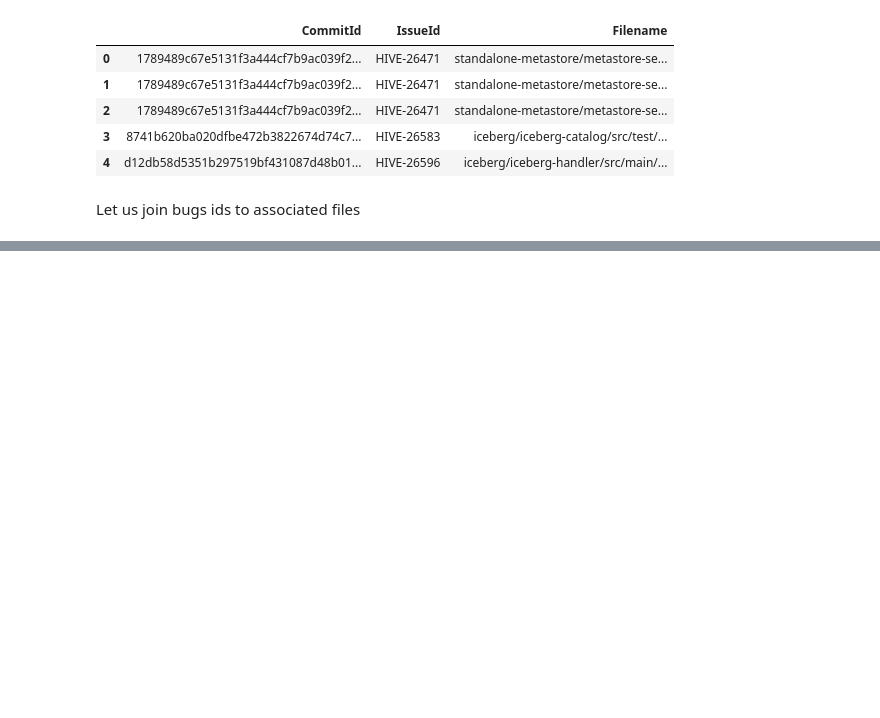
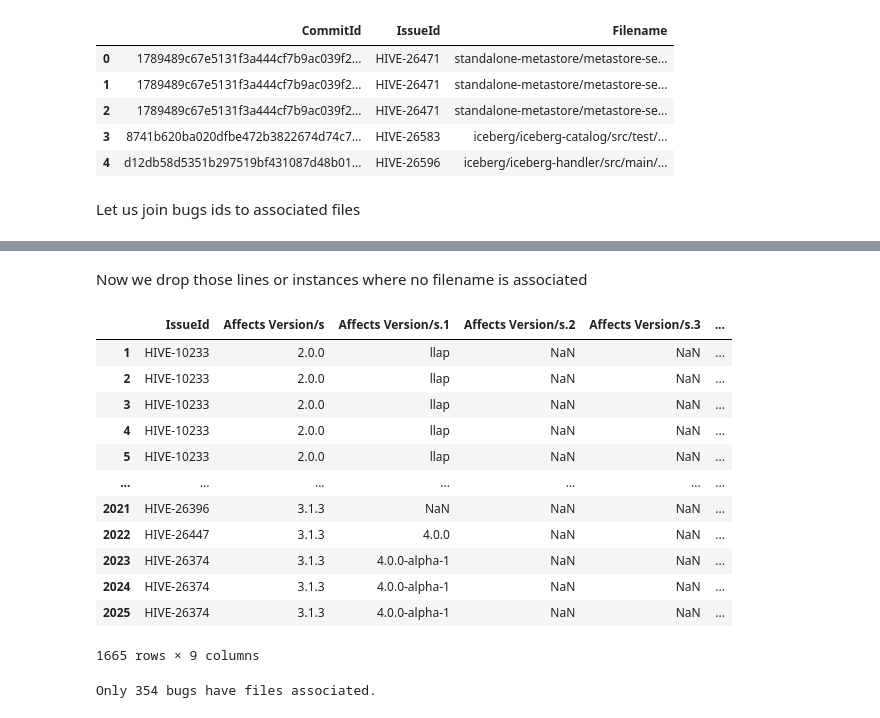
Before and after one commit to ahenrij/ets-mgl869-hive, a Jupyter notebook: src/lab/notebooks/matching.ipynb, the cells around one changed output, grey strips where cells are left out. Saved outputs shown, nothing was run; the diff lists cells and outputs as text; code cells hidden in the pictures; blank space fills up the shorter version.

```diff
--- a/src/lab/notebooks/matching.ipynb
+++ b/src/lab/notebooks/matching.ipynb
@@ -58,0 +80,23 @@ pd.merge(issues_files, bugs_commits_, on="Issue")
+# %% [markdown]
+Now we drop those lines or instances where no filename is associated
+# %%
+bugs_files_ = bugs_files.dropna(subset=["Filename"])
+bugs_files_
+# %% [output]
+|  | IssueId | Affects Version/s | Affects Version/s.1 | Affects Version/s.2 | Affects Version/s.3 | ... |
+| 1 | HIVE-10233 | 2.0.0 | llap | NaN | NaN | ... |
+| 2 | HIVE-10233 | 2.0.0 | llap | NaN | NaN | ... |
+| 3 | HIVE-10233 | 2.0.0 | llap | NaN | NaN | ... |
+| 4 | HIVE-10233 | 2.0.0 | llap | NaN | NaN | ... |
+| 5 | HIVE-10233 | 2.0.0 | llap | NaN | NaN | ... |
+| ... | ... | ... | ... | ... | ... | ... |
+| 2021 | HIVE-26396 | 3.1.3 | NaN | NaN | NaN | ... |
+| 2022 | HIVE-26447 | 3.1.3 | 4.0.0 | NaN | NaN | ... |
+| 2023 | HIVE-26374 | 3.1.3 | 4.0.0-alpha-1 | NaN | NaN | ... |
+| 2024 | HIVE-26374 | 3.1.3 | 4.0.0-alpha-1 | NaN | NaN | ... |
+| 2025 | HIVE-26374 | 3.1.3 | 4.0.0-alpha-1 | NaN | NaN | ... |
+1665 rows × 9 columns
+# %%
+print(f"Only {len(bugs_files_['IssueId'].unique())} bugs have files associated.")
+# %% [output]
+Only 354 bugs have files associated.
```
Also changed, not shown: parts of 9 cells of this notebook.
